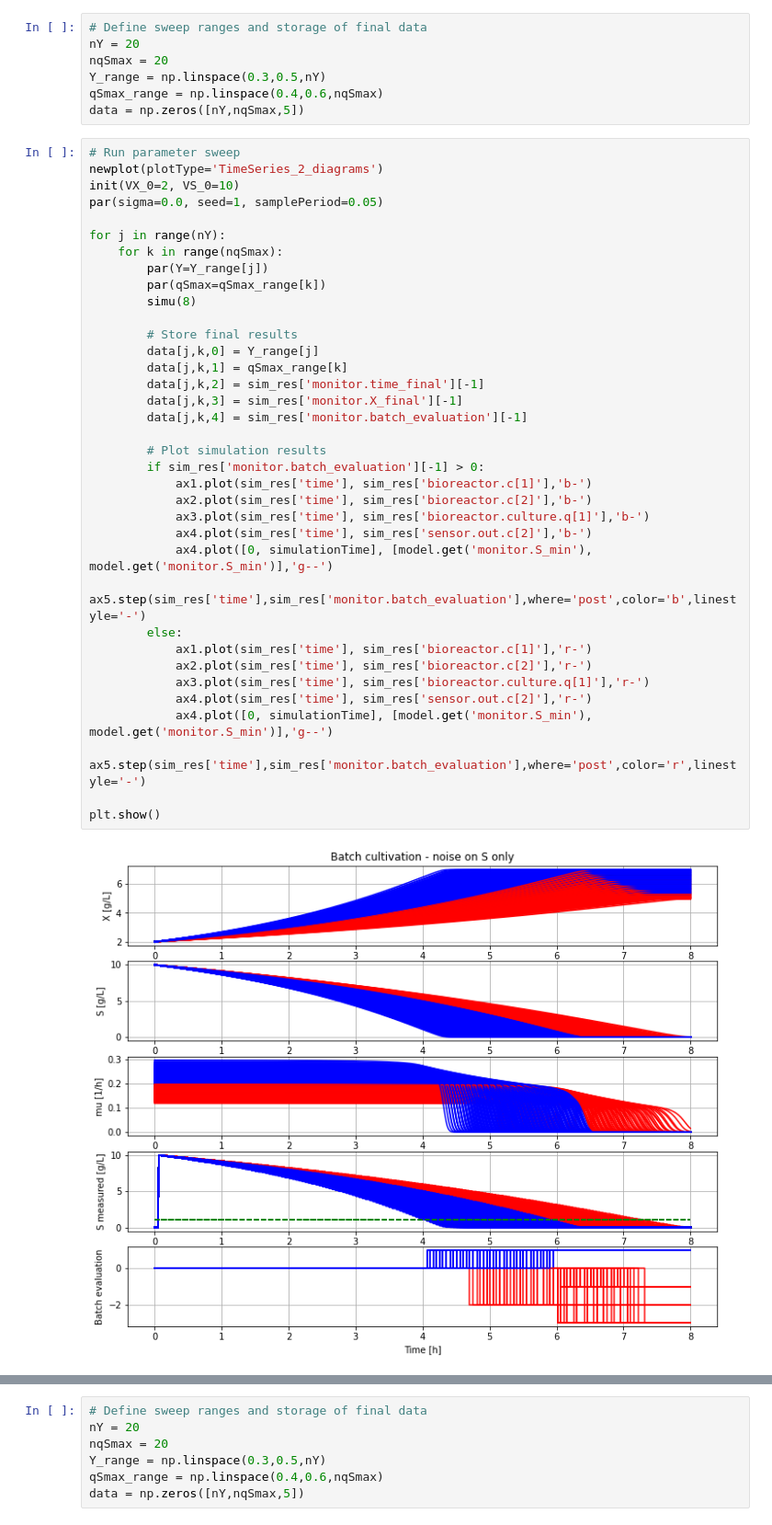
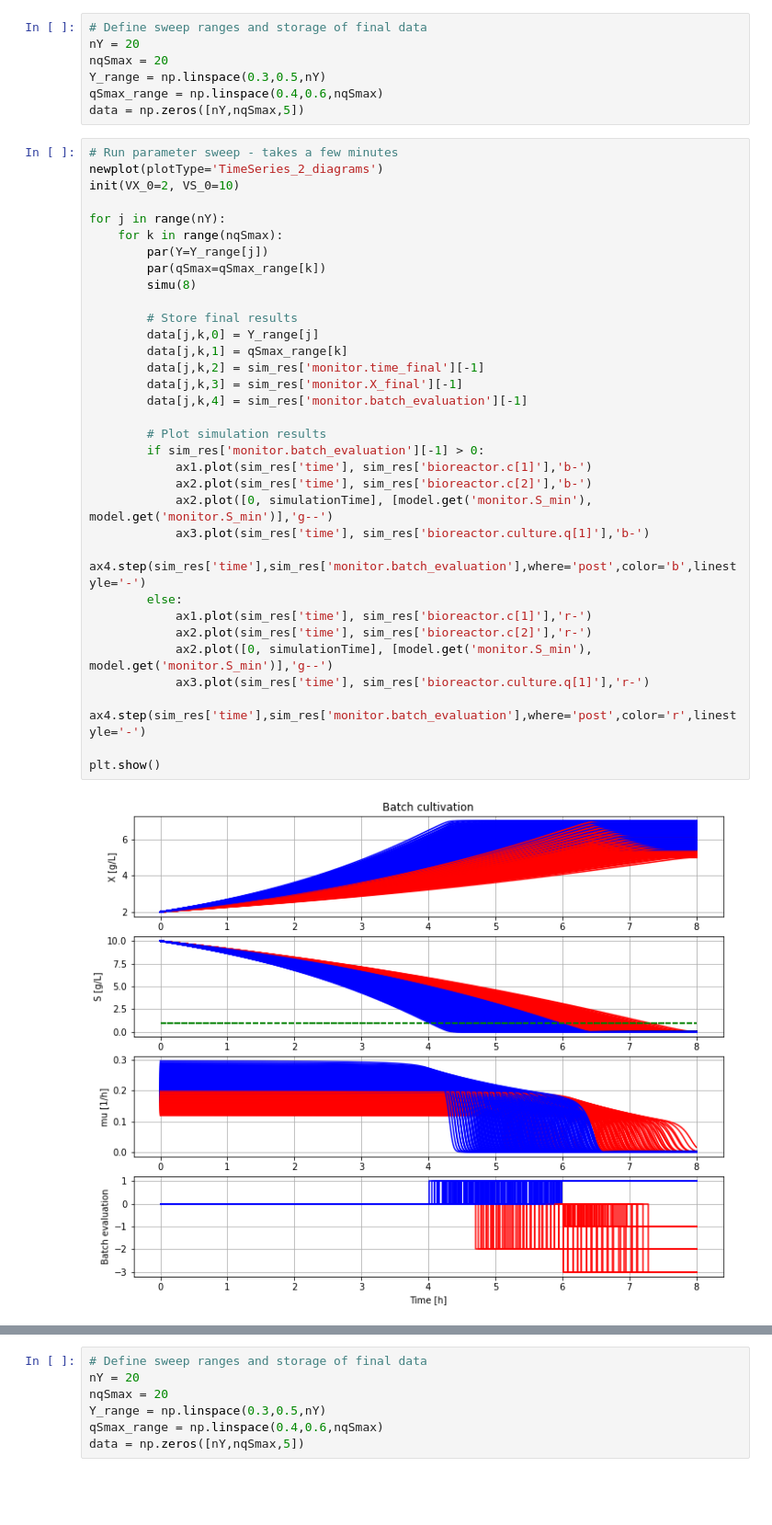
Before and after one commit to janpeter19/BPL_TEST2_Batch_design_space, a Jupyter notebook: BPL_TEST2_Batch_design_space.ipynb, the cells around one changed output, grey strips where cells are left out. Shown at 92% size. Saved outputs shown, nothing was run; the diff lists cells and outputs as text; blank space fills up the shorter version.

```diff
--- a/BPL_TEST2_Batch_design_space.ipynb
+++ b/BPL_TEST2_Batch_design_space.ipynb
@@ -53,40 +83,37 @@ Y_range = np.linspace(0.3,0.5,nY)
 qSmax_range = np.linspace(0.4,0.6,nqSmax)
 data = np.zeros([nY,nqSmax,5])
 # %%
-# Run parameter sweep
+# Run parameter sweep - takes a few minutes
 newplot(plotType='TimeSeries_2_diagrams')
 init(VX_0=2, VS_0=10)
-par(sigma=0.0, seed=1, samplePeriod=0.05)
 
 for j in range(nY):
     for k in range(nqSmax):
         par(Y=Y_range[j])
         par(qSmax=qSmax_range[k])
         simu(8)
 
         # Store final results
         data[j,k,0] = Y_range[j]
         data[j,k,1] = qSmax_range[k]
         data[j,k,2] = sim_res['monitor.time_final'][-1]
         data[j,k,3] = sim_res['monitor.X_final'][-1]
         data[j,k,4] = sim_res['monitor.batch_evaluation'][-1]
 
         # Plot simulation results
         if sim_res['monitor.batch_evaluation'][-1] > 0:
             ax1.plot(sim_res['time'], sim_res['bioreactor.c[1]'],'b-')
             ax2.plot(sim_res['time'], sim_res['bioreactor.c[2]'],'b-')
+            ax2.plot([0, simulationTime], [model.get('monitor.S_min'), model.get('monitor.S_min')],'g--')
             ax3.plot(sim_res['time'], sim_res['bioreactor.culture.q[1]'],'b-')
-            ax4.plot(sim_res['time'], sim_res['sensor.out.c[2]'],'b-')
-            ax4.plot([0, simulationTime], [model.get('monitor.S_min'), model.get('monitor.S_min')],'g--')
-            ax5.step(sim_res['time'],sim_res['monitor.batch_evaluation'],where='post',color='b',linestyle='-')
+            ax4.step(sim_res['time'],sim_res['monitor.batch_evaluation'],where='post',color='b',linestyle='-')
         else:
             ax1.plot(sim_res['time'], sim_res['bioreactor.c[1]'],'r-')
             ax2.plot(sim_res['time'], sim_res['bioreactor.c[2]'],'r-')
+            ax2.plot([0, simulationTime], [model.get('monitor.S_min'), model.get('monitor.S_min')],'g--')
             ax3.plot(sim_res['time'], sim_res['bioreactor.culture.q[1]'],'r-')
-            ax4.plot(sim_res['time'], sim_res['sensor.out.c[2]'],'r-')
-            ax4.plot([0, simulationTime], [model.get('monitor.S_min'), model.get('monitor.S_min')],'g--')
-            ax5.step(sim_res['time'],sim_res['monitor.batch_evaluation'],where='post',color='r',linestyle='-')
+            ax4.step(sim_res['time'],sim_res['monitor.batch_evaluation'],where='post',color='r',linestyle='-')
 
 plt.show()
 # %% [output]
-[figure, old version]
+[figure, new version]
```
Also changed, not shown: parts of 30 cells of this notebook, 2 other files.
